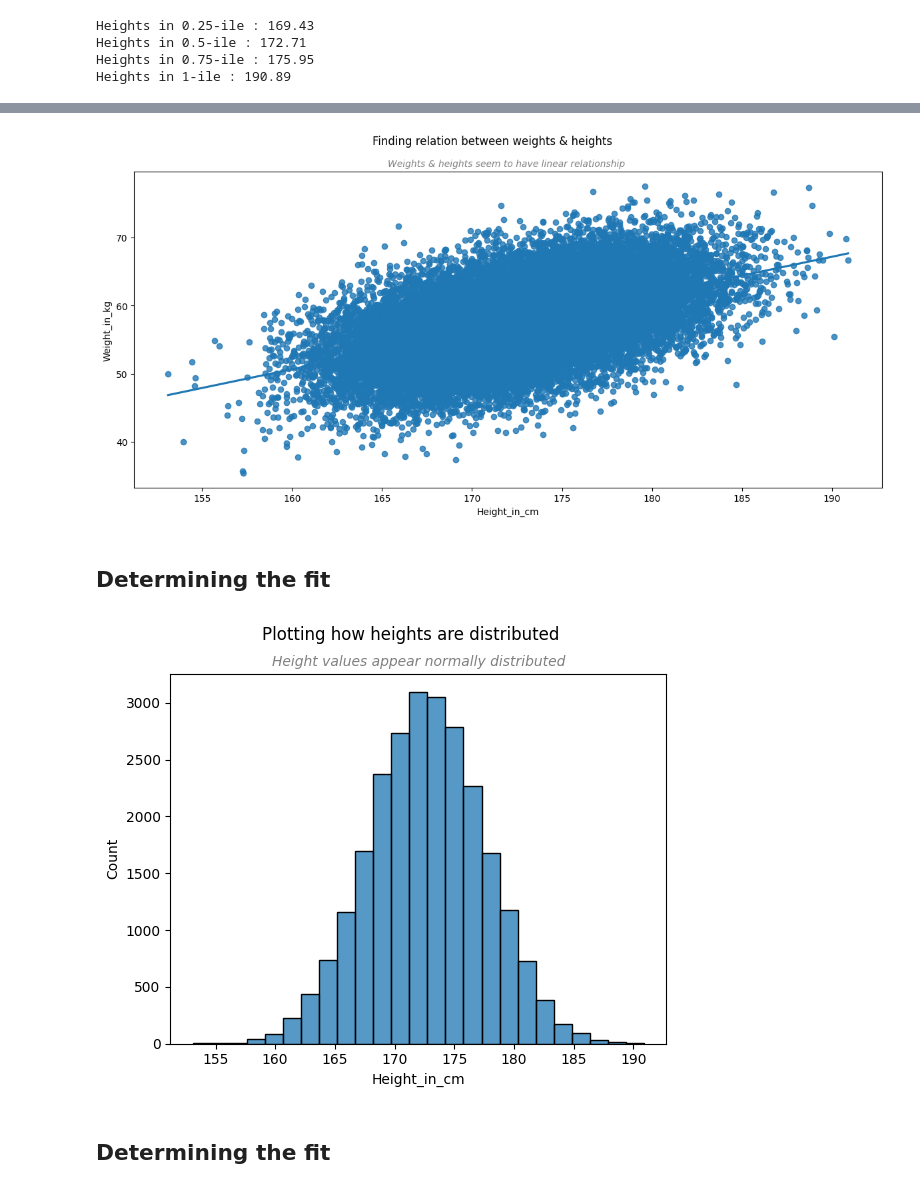
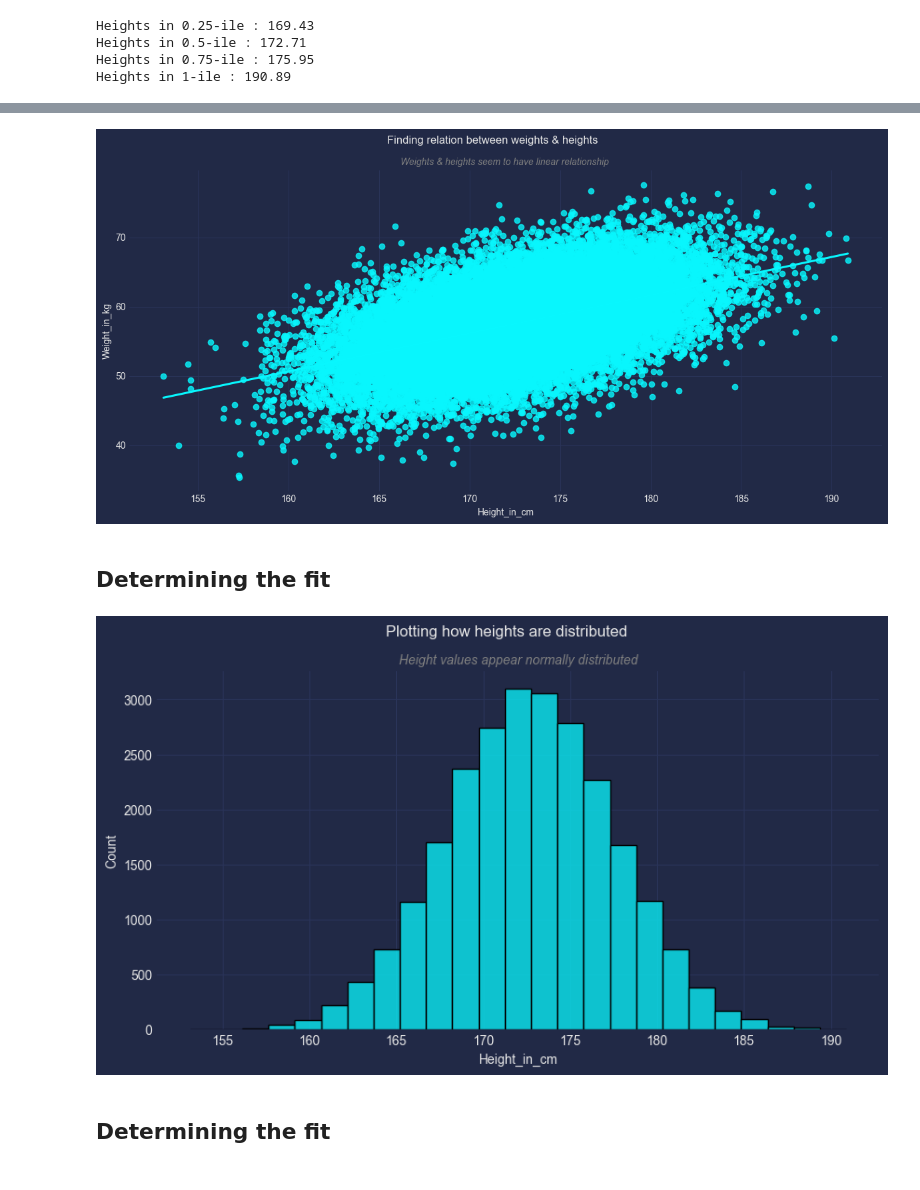
Before and after one commit to abhijeet-bhambere/python-ml-trail, a Jupyter notebook: ml_revision_1.ipynb, the cells around one changed output, grey strips where cells are left out. Saved outputs shown, nothing was run; the diff lists cells and outputs as text; code cells hidden in the pictures.

```diff
--- a/ml_revision_1.ipynb
+++ b/ml_revision_1.ipynb
@@ -8,3 +9,5 @@ from statsmodels.formula.api import ols
+# %%
+plt.style.use("cyberpunk")
 # %% [markdown]
 # Ways of creating a dataframe:
 ## 1 - A dictionary of list of column values
@@ -121,17 +125,18 @@ plt.title("Weights & heights seem to have linear relationship " , fontdict={'col
 plt.tight_layout()
 plt.show()
 # %% [output]
-[figure, old version]
+[figure, new version]
 # %% [markdown]
 ## Determining the fit
 # %%
 # Finding kind of distribution for the height values
+plt.figure(figsize=(10,5))
 sns.histplot(data=df, x="Height_in_cm", bins=25)
 plt.suptitle("Plotting how heights are distributed")
 plt.title("Height values appear normally distributed" , fontdict={'color':'grey', 'fontstyle':'italic', 'fontsize':10})
 plt.show()
 # %% [output]
-[figure, old version]
+[figure, new version]
 # %% [markdown]
 ## Determining the fit
 # %%
```
Also changed, not shown: parts of 27 cells of this notebook.
